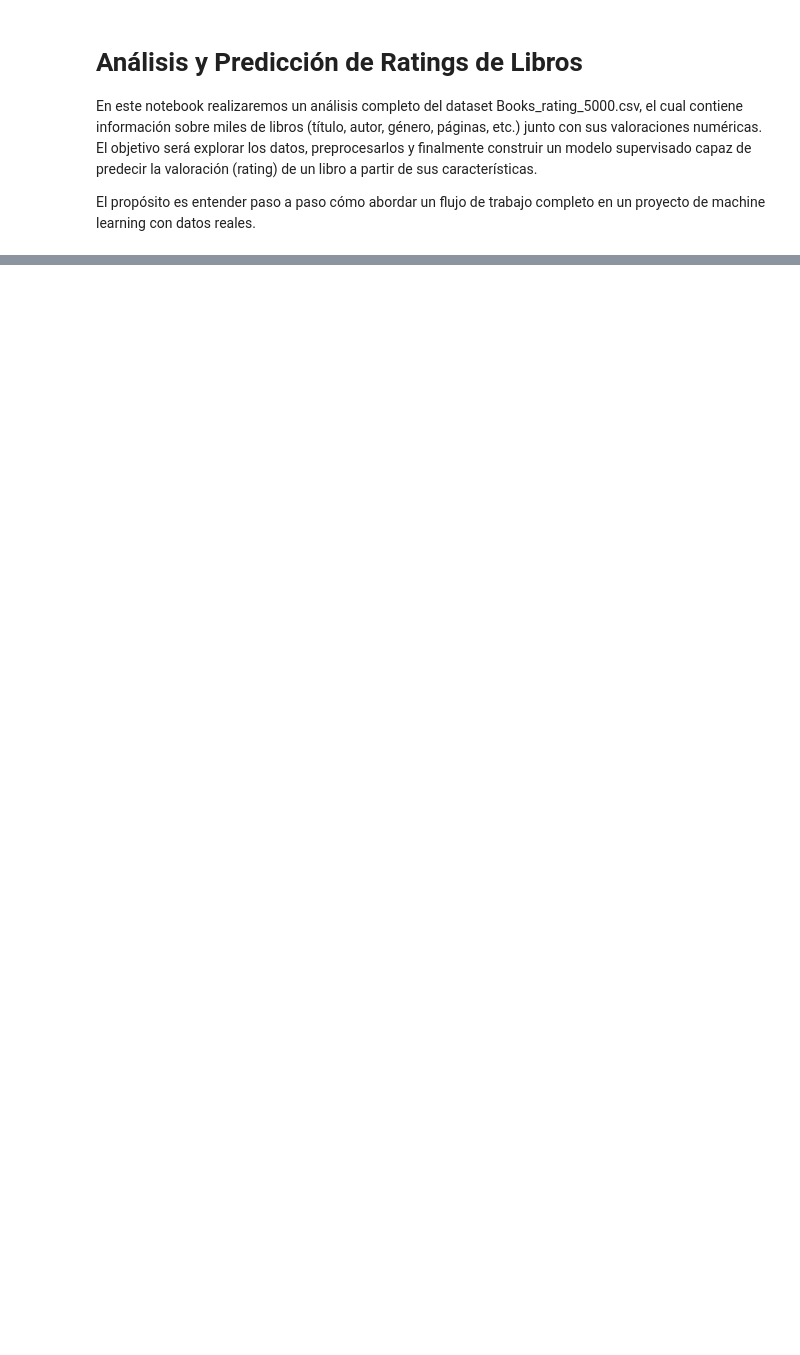
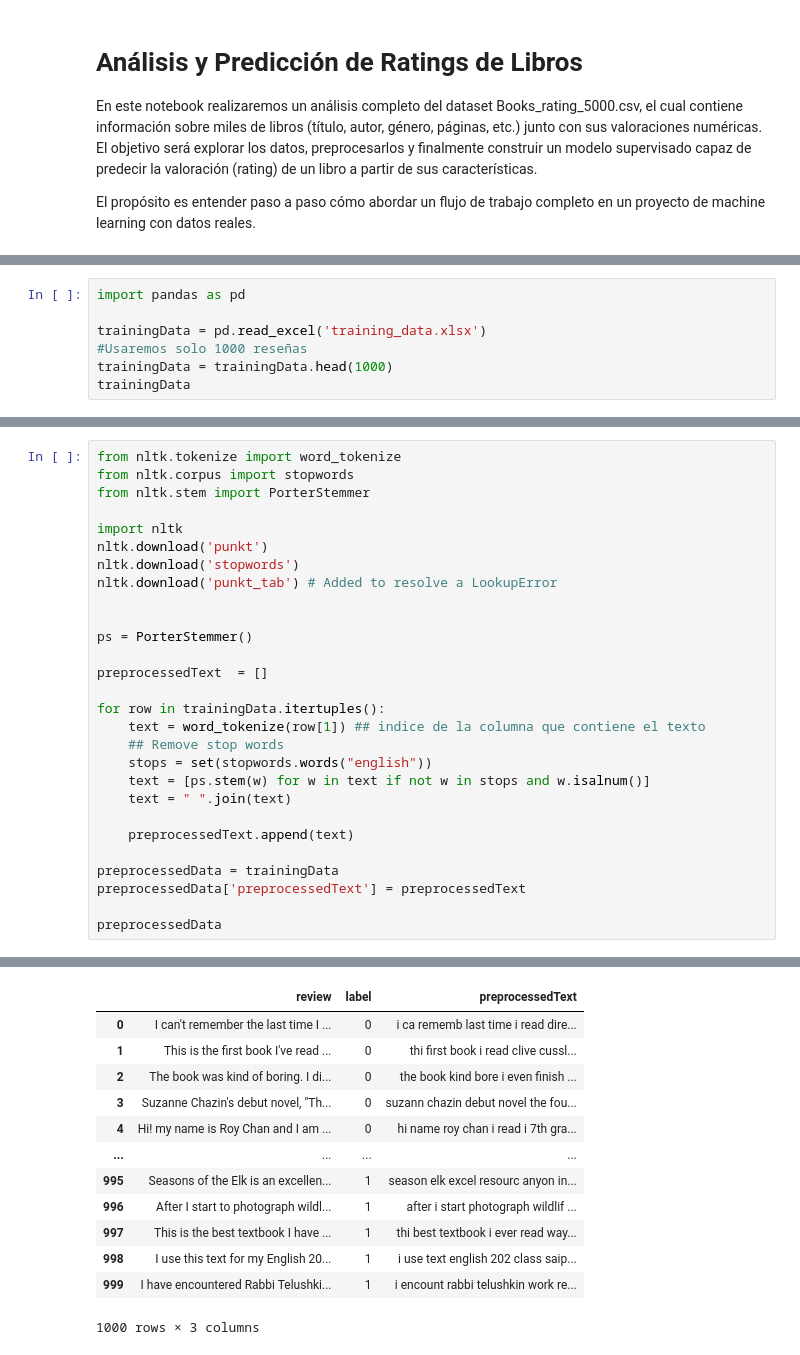
Before and after one commit to Akanenosketch/Bookflix-ABP, a Jupyter notebook: Notebook_Bookflix_Análisis_De_Sentimientos.ipynb, the cells around one changed output, grey strips where cells are left out. Cells and saved outputs as stored; diff of their text form; blank space fills up the shorter version.

```diff
--- a/Notebook_Bookflix_Análisis_De_Sentimientos.ipynb
+++ b/Notebook_Bookflix_Análisis_De_Sentimientos.ipynb
@@ -182,0 +31,7 @@ print("Modelo guardado.")
+# %%
+import pandas as pd
+
+trainingData = pd.read_excel('training_data.xlsx')
+#Usaremos solo 1000 reseñas
+trainingData = trainingData.head(1000)
+trainingData
@@ -182,0 +72,29 @@ print("Modelo guardado.")
+# %%
+from nltk.tokenize import word_tokenize
+from nltk.corpus import stopwords
+from nltk.stem import PorterStemmer
+
+import nltk
+nltk.download('punkt')
+nltk.download('stopwords')
+nltk.download('punkt_tab') # Added to resolve a LookupError
+
+
+ps = PorterStemmer()
+
+preprocessedText  = []
+
+for row in trainingData.itertuples():
+    text = word_tokenize(row[1]) ## indice de la columna que contiene el texto
+    ## Remove stop words
+    stops = set(stopwords.words("english"))
+    text = [ps.stem(w) for w in text if not w in stops and w.isalnum()]
+    text = " ".join(text)
+
+    preprocessedText.append(text)
+
+preprocessedData = trainingData
+preprocessedData['preprocessedText'] = preprocessedText
+
+preprocessedData
+# %% [output]
@@ -182,0 +107,13 @@ print("Modelo guardado.")
+|  | review | label | preprocessedText |
+| 0 | I can't remember the last time I ... | 0 | i ca rememb last time i read dire... |
+| 1 | This is the first book I've read ... | 0 | thi first book i read clive cussl... |
+| 2 | The book was kind of boring. I di... | 0 | the book kind bore i even finish ... |
+| 3 | Suzanne Chazin's debut novel, "Th... | 0 | suzann chazin debut novel the fou... |
+| 4 | Hi! my name is Roy Chan and I am ... | 0 | hi name roy chan i read i 7th gra... |
+| ... | ... | ... | ... |
+| 995 | Seasons of the Elk is an excellen... | 1 | season elk excel resourc anyon in... |
+| 996 | After I start to photograph wildl... | 1 | after i start photograph wildlif ... |
+| 997 | This is the best textbook I have ... | 1 | thi best textbook i ever read way... |
+| 998 | I use this text for my English 20... | 1 | i use text english 202 class saip... |
+| 999 | I have encountered Rabbi Telushki... | 1 | i encount rabbi telushkin work re... |
+1000 rows × 3 columns
```
Also changed, not shown: parts of 38 cells of this notebook.
